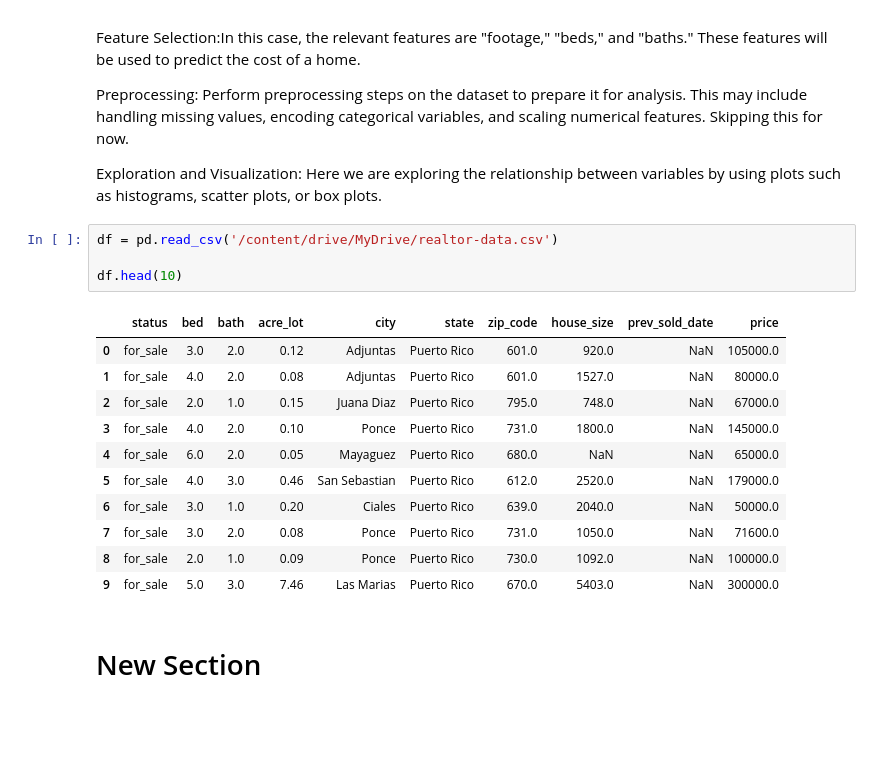
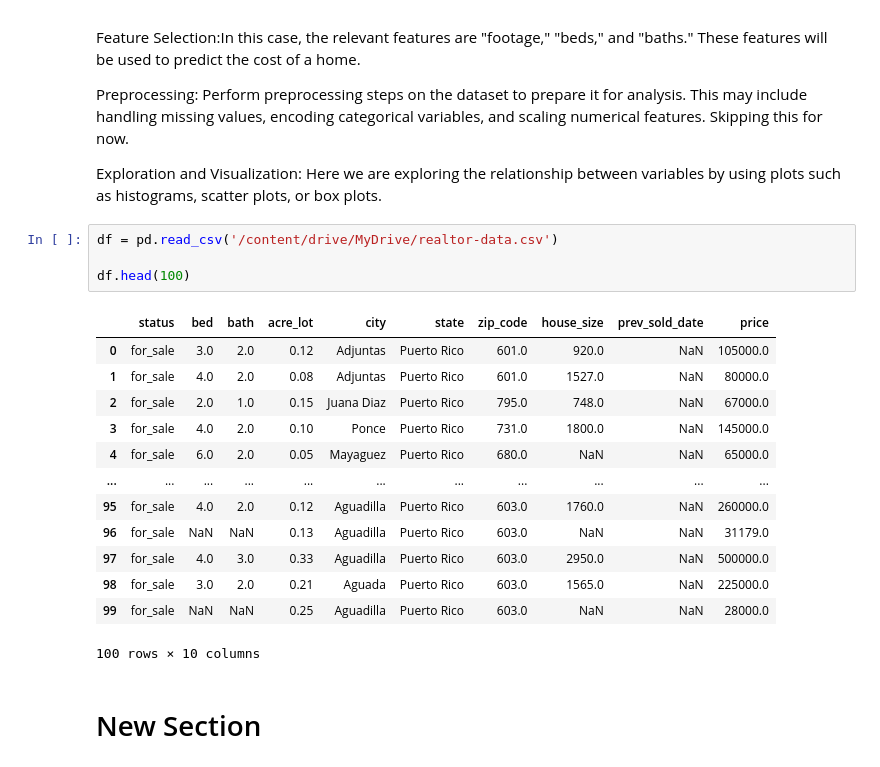
Before and after one commit to itoptics/CST383, a Jupyter notebook: Real_Estate_Data.ipynb, the cells around one changed output. Drawn from its saved outputs; the diff is of its cells as text; blank space fills up the shorter version.

```diff
--- a/Real_Estate_Data.ipynb
+++ b/Real_Estate_Data.ipynb
@@ -35,19 +39,21 @@ Exploration and Visualization: Here we are exploring the relationship between va
 # %%
 df = pd.read_csv('/content/drive/MyDrive/realtor-data.csv')
 
-df.head(10)
+df.head(100)
 # %% [output]
 |  | status | bed | bath | acre_lot | city | state | zip_code | house_size | prev_sold_date | price |
 | 0 | for_sale | 3.0 | 2.0 | 0.12 | Adjuntas | Puerto Rico | 601.0 | 920.0 | NaN | 105000.0 |
 | 1 | for_sale | 4.0 | 2.0 | 0.08 | Adjuntas | Puerto Rico | 601.0 | 1527.0 | NaN | 80000.0 |
 | 2 | for_sale | 2.0 | 1.0 | 0.15 | Juana Diaz | Puerto Rico | 795.0 | 748.0 | NaN | 67000.0 |
 | 3 | for_sale | 4.0 | 2.0 | 0.10 | Ponce | Puerto Rico | 731.0 | 1800.0 | NaN | 145000.0 |
 | 4 | for_sale | 6.0 | 2.0 | 0.05 | Mayaguez | Puerto Rico | 680.0 | NaN | NaN | 65000.0 |
-| 5 | for_sale | 4.0 | 3.0 | 0.46 | San Sebastian | Puerto Rico | 612.0 | 2520.0 | NaN | 179000.0 |
-| 6 | for_sale | 3.0 | 1.0 | 0.20 | Ciales | Puerto Rico | 639.0 | 2040.0 | NaN | 50000.0 |
-| 7 | for_sale | 3.0 | 2.0 | 0.08 | Ponce | Puerto Rico | 731.0 | 1050.0 | NaN | 71600.0 |
-| 8 | for_sale | 2.0 | 1.0 | 0.09 | Ponce | Puerto Rico | 730.0 | 1092.0 | NaN | 100000.0 |
-| 9 | for_sale | 5.0 | 3.0 | 7.46 | Las Marias | Puerto Rico | 670.0 | 5403.0 | NaN | 300000.0 |
+| ... | ... | ... | ... | ... | ... | ... | ... | ... | ... | ... |
+| 95 | for_sale | 4.0 | 2.0 | 0.12 | Aguadilla | Puerto Rico | 603.0 | 1760.0 | NaN | 260000.0 |
+| 96 | for_sale | NaN | NaN | 0.13 | Aguadilla | Puerto Rico | 603.0 | NaN | NaN | 31179.0 |
+| 97 | for_sale | 4.0 | 3.0 | 0.33 | Aguadilla | Puerto Rico | 603.0 | 2950.0 | NaN | 500000.0 |
+| 98 | for_sale | 3.0 | 2.0 | 0.21 | Aguada | Puerto Rico | 603.0 | 1565.0 | NaN | 225000.0 |
+| 99 | for_sale | NaN | NaN | 0.25 | Aguadilla | Puerto Rico | 603.0 | NaN | NaN | 28000.0 |
+100 rows × 10 columns
 # %% [markdown]
 # New Section
 # %%
```
Also changed, not shown: parts of 18 cells of this notebook, 1 other file.
